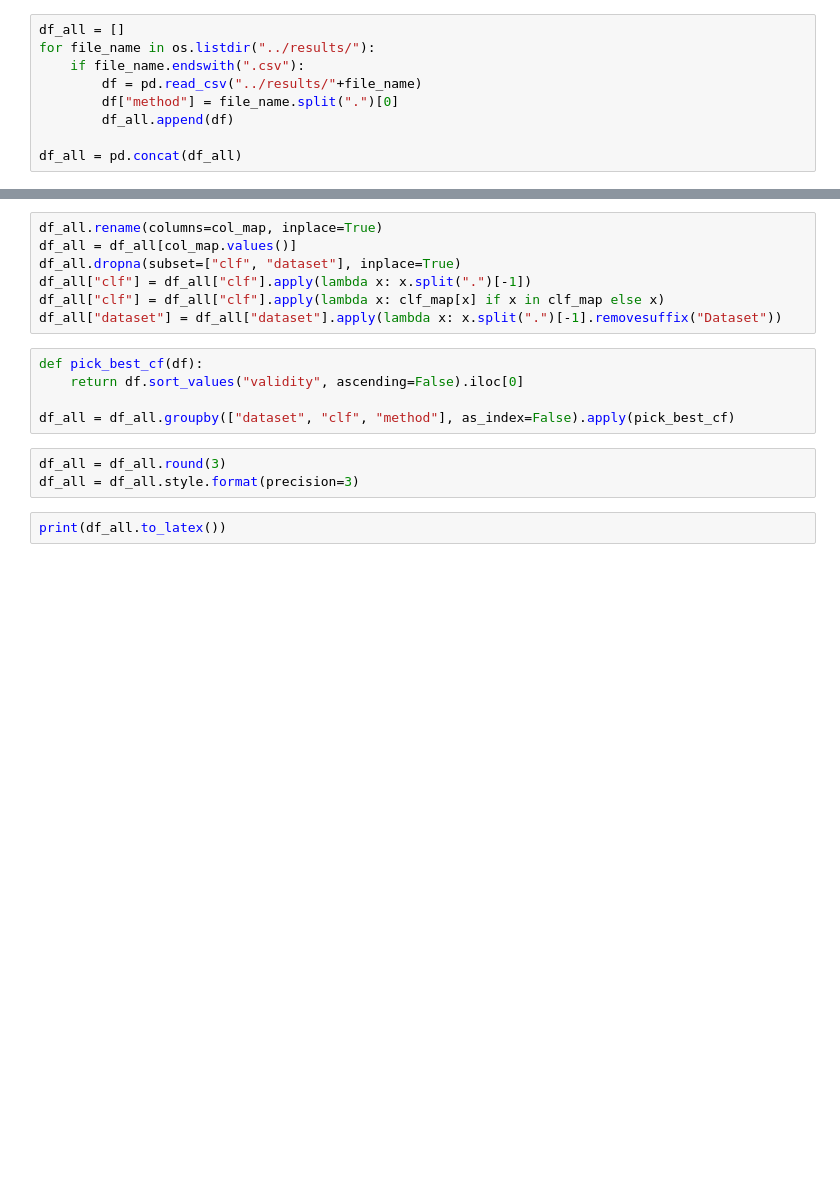
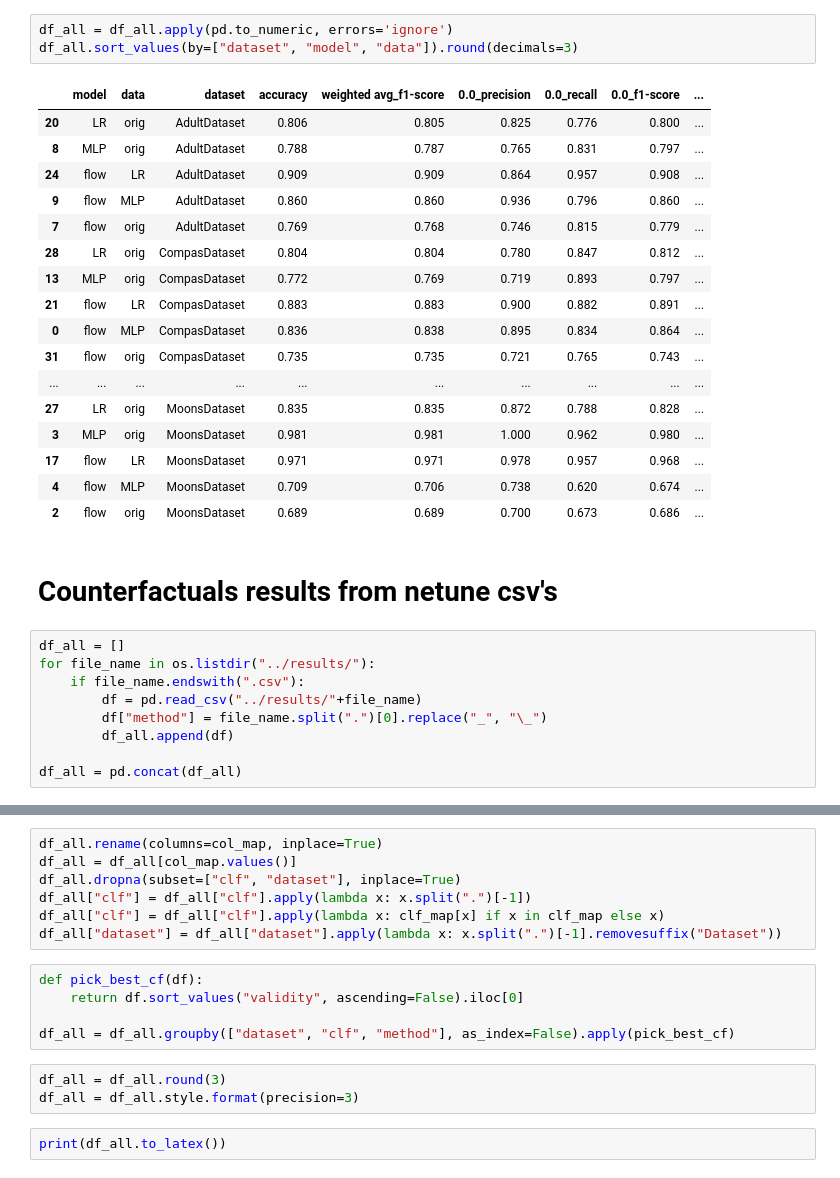
Before and after one commit to ofurman/counterfactuals, a Jupyter notebook: notebooks/calculate_results.ipynb, the cells around one changed output, grey strips where cells are left out. Cells and saved outputs as stored; diff of their text form; blank space fills up the shorter version.

```diff
--- a/notebooks/calculate_results.ipynb
+++ b/notebooks/calculate_results.ipynb
@@ -4,9 +87,32 @@ import pandas as pd
+# %%
+df_all = df_all.apply(pd.to_numeric, errors='ignore')
+df_all.sort_values(by=["dataset", "model", "data"]).round(decimals=3)
+# %% [output]
+|  | model | data | dataset | accuracy | weighted avg_f1-score | 0.0_precision | 0.0_recall | 0.0_f1-score | ... |
+| 20 | LR | orig | AdultDataset | 0.806 | 0.805 | 0.825 | 0.776 | 0.800 | ... |
+| 8 | MLP | orig | AdultDataset | 0.788 | 0.787 | 0.765 | 0.831 | 0.797 | ... |
+| 24 | flow | LR | AdultDataset | 0.909 | 0.909 | 0.864 | 0.957 | 0.908 | ... |
+| 9 | flow | MLP | AdultDataset | 0.860 | 0.860 | 0.936 | 0.796 | 0.860 | ... |
+| 7 | flow | orig | AdultDataset | 0.769 | 0.768 | 0.746 | 0.815 | 0.779 | ... |
+| 28 | LR | orig | CompasDataset | 0.804 | 0.804 | 0.780 | 0.847 | 0.812 | ... |
+| 13 | MLP | orig | CompasDataset | 0.772 | 0.769 | 0.719 | 0.893 | 0.797 | ... |
+| 21 | flow | LR | CompasDataset | 0.883 | 0.883 | 0.900 | 0.882 | 0.891 | ... |
+| 0 | flow | MLP | CompasDataset | 0.836 | 0.838 | 0.895 | 0.834 | 0.864 | ... |
+| 31 | flow | orig | CompasDataset | 0.735 | 0.735 | 0.721 | 0.765 | 0.743 | ... |
+| ... | ... | ... | ... | ... | ... | ... | ... | ... | ... |
+| 27 | LR | orig | MoonsDataset | 0.835 | 0.835 | 0.872 | 0.788 | 0.828 | ... |
+| 3 | MLP | orig | MoonsDataset | 0.981 | 0.981 | 1.000 | 0.962 | 0.980 | ... |
+| 17 | flow | LR | MoonsDataset | 0.971 | 0.971 | 0.978 | 0.957 | 0.968 | ... |
+| 4 | flow | MLP | MoonsDataset | 0.709 | 0.706 | 0.738 | 0.620 | 0.674 | ... |
+| 2 | flow | orig | MoonsDataset | 0.689 | 0.689 | 0.700 | 0.673 | 0.686 | ... |
+# %% [markdown]
+# Counterfactuals results from netune csv's
 # %%
 df_all = []
 for file_name in os.listdir("../results/"):
     if file_name.endswith(".csv"):
         df = pd.read_csv("../results/"+file_name)
-        df["method"] = file_name.split(".")[0]
+        df["method"] = file_name.split(".")[0].replace("_", "\_")
         df_all.append(df)
 
 df_all = pd.concat(df_all)
```
Also changed, not shown: parts of 12 cells of this notebook, 10 other files.
